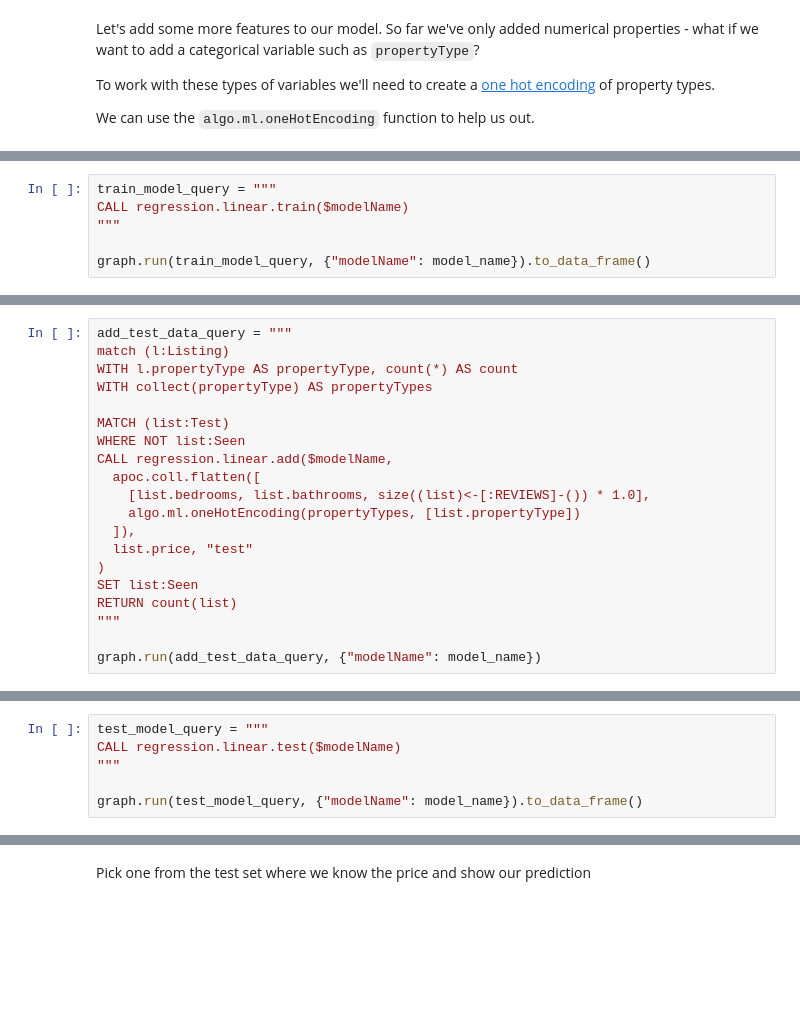
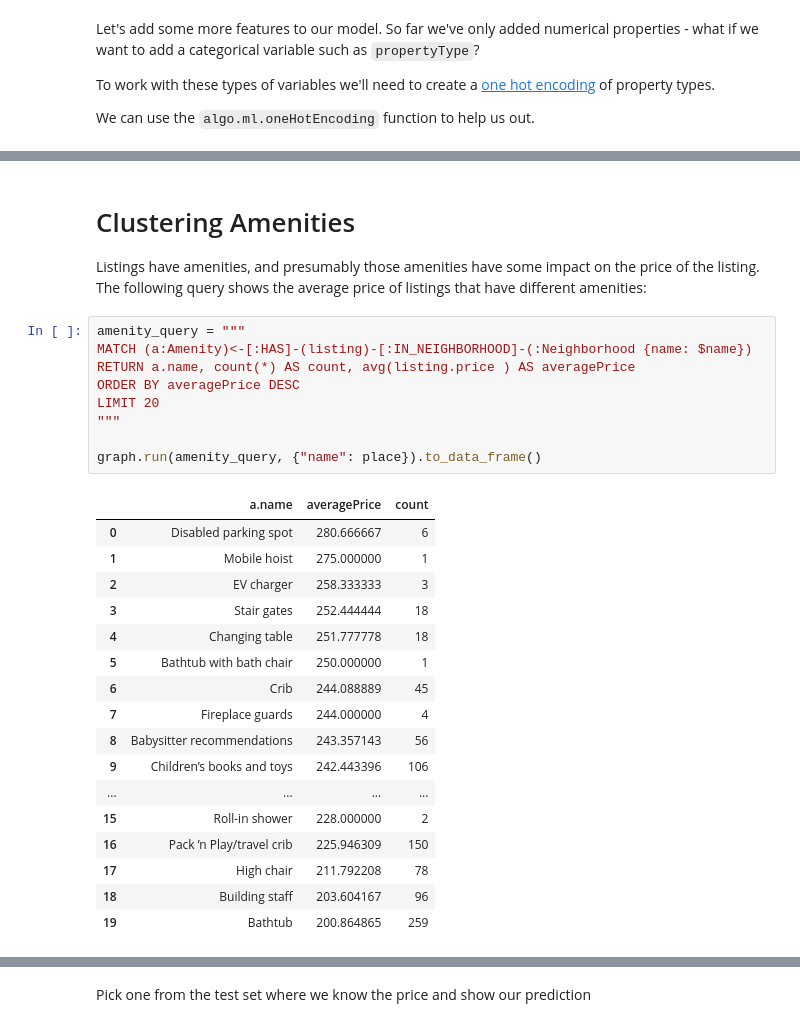
Before and after one commit to neo4j-contrib/training, a Jupyter notebook: ml_ai/04_Predictions.ipynb, the cells around one changed output, grey strips where cells are left out. Drawn from its saved outputs; the diff is of its cells as text; blank space fills up the shorter version.

Commit message:
adding amenity clusters

```diff
--- a/ml_ai/04_Predictions.ipynb
+++ b/ml_ai/04_Predictions.ipynb
@@ -267,6 +214,0 @@ graph.run(add_training_data_query, {"modelName": model_name}).summary().counters
-# %%
-train_model_query = """
-CALL regression.linear.train($modelName)
-"""
-
-graph.run(train_model_query, {"modelName": model_name}).to_data_frame()
@@ -276,20 +214,0 @@ graph.run(train_model_query, {"modelName": model_name}).to_data_frame()
-# %%
-add_test_data_query = """
-match (l:Listing)
-WITH l.propertyType AS propertyType, count(*) AS count
-WITH collect(propertyType) AS propertyTypes
-
-MATCH (list:Test)
-WHERE NOT list:Seen
-CALL regression.linear.add($modelName,
-  apoc.coll.flatten([
-    [list.bedrooms, list.bathrooms, size((list)<-[:REVIEWS]-()) * 1.0],
-    algo.ml.oneHotEncoding(propertyTypes, [list.propertyType])
-  ]),
-  list.price, "test"
-)
-SET list:Seen
-RETURN count(list)
-"""
-
-graph.run(add_test_data_query, {"modelName": model_name})
@@ -298,6 +214,0 @@ graph.run(add_test_data_query, {"modelName": model_name})
-# %%
-test_model_query = """
-CALL regression.linear.test($modelName)
-"""
-
-graph.run(test_model_query, {"modelName": model_name}).to_data_frame()
@@ -306,0 +487,31 @@ graph.run(test_model_query, {"modelName": model_name}).to_data_frame()
+# %% [markdown]
+# Clustering Amenities
+
+Listings have amenities, and presumably those amenities have some impact on the price of the listing. The following query shows the average price of listings that have different amenities:
+# %%
+amenity_query = """
+MATCH (a:Amenity)<-[:HAS]-(listing)-[:IN_NEIGHBORHOOD]-(:Neighborhood {name: $name})
+RETURN a.name, count(*) AS count, avg(listing.price	) AS averagePrice
+ORDER BY averagePrice DESC
+LIMIT 20
+"""
+
+graph.run(amenity_query, {"name": place}).to_data_frame()
+# %% [output]
+|  | a.name | averagePrice | count |
+| 0 | Disabled parking spot | 280.666667 | 6 |
+| 1 | Mobile hoist | 275.000000 | 1 |
+| 2 | EV charger | 258.333333 | 3 |
+| 3 | Stair gates | 252.444444 | 18 |
+| 4 | Changing table | 251.777778 | 18 |
+| 5 | Bathtub with bath chair | 250.000000 | 1 |
+| 6 | Crib | 244.088889 | 45 |
+| 7 | Fireplace guards | 244.000000 | 4 |
+| 8 | Babysitter recommendations | 243.357143 | 56 |
+| 9 | Children’s books and toys | 242.443396 | 106 |
+| ... | ... | ... | ... |
+| 15 | Roll-in shower | 228.000000 | 2 |
+| 16 | Pack ’n Play/travel crib | 225.946309 | 150 |
+| 17 | High chair | 211.792208 | 78 |
+| 18 | Building staff | 203.604167 | 96 |
+| 19 | Bathtub | 200.864865 | 259 |
```
Also changed, not shown: parts of 22 cells of this notebook, 1 other file.
